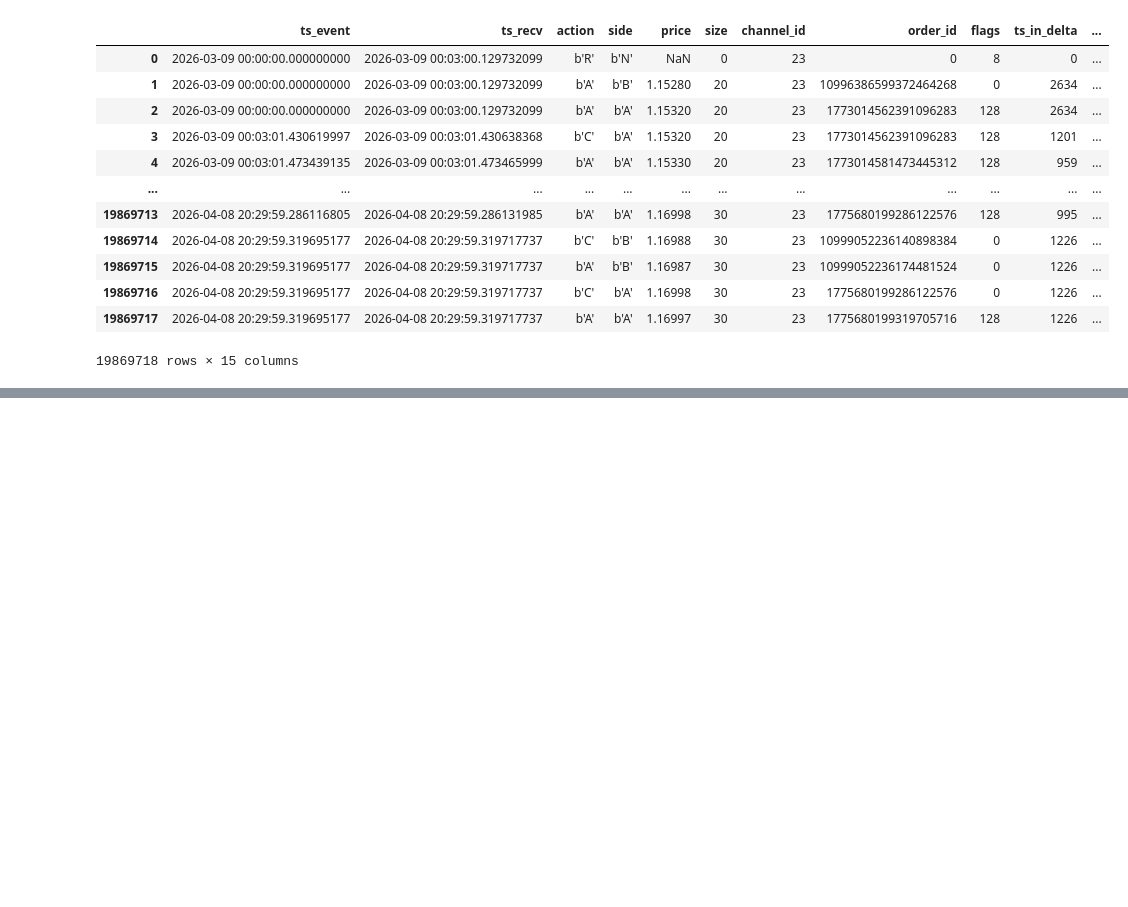
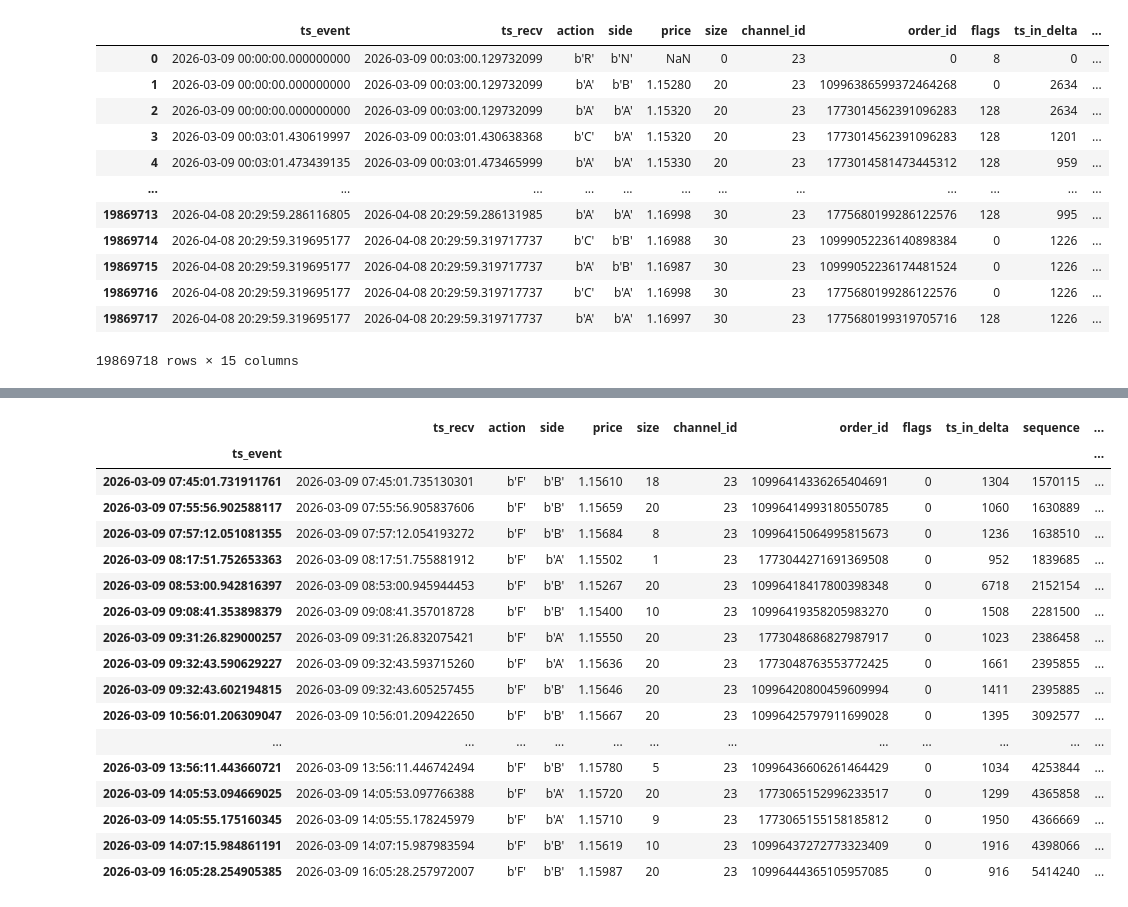
Before and after one commit to cmf-team/back-tester-2026, a Jupyter notebook: scripts/convert.XEUR.ipynb, the cells around one changed output, grey strips where cells are left out. Saved outputs shown, nothing was run; the diff lists cells and outputs as text; code cells hidden in the pictures; blank space fills up the shorter version.

```diff
--- a/scripts/convert.XEUR.ipynb
+++ b/scripts/convert.XEUR.ipynb
@@ -253,0 +284,3 @@ Fut.symbol.value_counts()
+# %%
+F = pd.DataFrame(f).set_index('ts_event')
+F.action.value_counts()
@@ -253,0 +321,21 @@ Fut.symbol.value_counts()
+# %%
+F[F.action == b'F']
+# %% [output]
+|  | ts_recv | action | side | price | size | channel_id | order_id | flags | ts_in_delta | sequence | ... |
+| ts_event |  |  |  |  |  |  |  |  |  |  | ... |
+| 2026-03-09 07:45:01.731911761 | 2026-03-09 07:45:01.735130301 | b'F' | b'B' | 1.15610 | 18 | 23 | 10996414336265404691 | 0 | 1304 | 1570115 | ... |
+| 2026-03-09 07:55:56.902588117 | 2026-03-09 07:55:56.905837606 | b'F' | b'B' | 1.15659 | 20 | 23 | 10996414993180550785 | 0 | 1060 | 1630889 | ... |
+| 2026-03-09 07:57:12.051081355 | 2026-03-09 07:57:12.054193272 | b'F' | b'B' | 1.15684 | 8 | 23 | 10996415064995815673 | 0 | 1236 | 1638510 | ... |
+| 2026-03-09 08:17:51.752653363 | 2026-03-09 08:17:51.755881912 | b'F' | b'A' | 1.15502 | 1 | 23 | 1773044271691369508 | 0 | 952 | 1839685 | ... |
+| 2026-03-09 08:53:00.942816397 | 2026-03-09 08:53:00.945944453 | b'F' | b'B' | 1.15267 | 20 | 23 | 10996418417800398348 | 0 | 6718 | 2152154 | ... |
+| 2026-03-09 09:08:41.353898379 | 2026-03-09 09:08:41.357018728 | b'F' | b'B' | 1.15400 | 10 | 23 | 10996419358205983270 | 0 | 1508 | 2281500 | ... |
+| 2026-03-09 09:31:26.829000257 | 2026-03-09 09:31:26.832075421 | b'F' | b'A' | 1.15550 | 20 | 23 | 1773048686827987917 | 0 | 1023 | 2386458 | ... |
+| 2026-03-09 09:32:43.590629227 | 2026-03-09 09:32:43.593715260 | b'F' | b'A' | 1.15636 | 20 | 23 | 1773048763553772425 | 0 | 1661 | 2395855 | ... |
+| 2026-03-09 09:32:43.602194815 | 2026-03-09 09:32:43.605257455 | b'F' | b'B' | 1.15646 | 20 | 23 | 10996420800459609994 | 0 | 1411 | 2395885 | ... |
+| 2026-03-09 10:56:01.206309047 | 2026-03-09 10:56:01.209422650 | b'F' | b'B' | 1.15667 | 20 | 23 | 10996425797911699028 | 0 | 1395 | 3092577 | ... |
+| ... | ... | ... | ... | ... | ... | ... | ... | ... | ... | ... | ... |
+| 2026-03-09 13:56:11.443660721 | 2026-03-09 13:56:11.446742494 | b'F' | b'B' | 1.15780 | 5 | 23 | 10996436606261464429 | 0 | 1034 | 4253844 | ... |
+| 2026-03-09 14:05:53.094669025 | 2026-03-09 14:05:53.097766388 | b'F' | b'A' | 1.15720 | 20 | 23 | 1773065152996233517 | 0 | 1299 | 4365858 | ... |
+| 2026-03-09 14:05:55.175160345 | 2026-03-09 14:05:55.178245979 | b'F' | b'A' | 1.15710 | 9 | 23 | 1773065155158185812 | 0 | 1950 | 4366669 | ... |
+| 2026-03-09 14:07:15.984861191 | 2026-03-09 14:07:15.987983594 | b'F' | b'B' | 1.15619 | 10 | 23 | 10996437272773323409 | 0 | 1916 | 4398066 | ... |
+| 2026-03-09 16:05:28.254905385 | 2026-03-09 16:05:28.257972007 | b'F' | b'B' | 1.15987 | 20 | 23 | 10996444365105957085 | 0 | 916 | 5414240 | ... |
```
Also changed, not shown: parts of 16 cells of this notebook, 8 other files.
